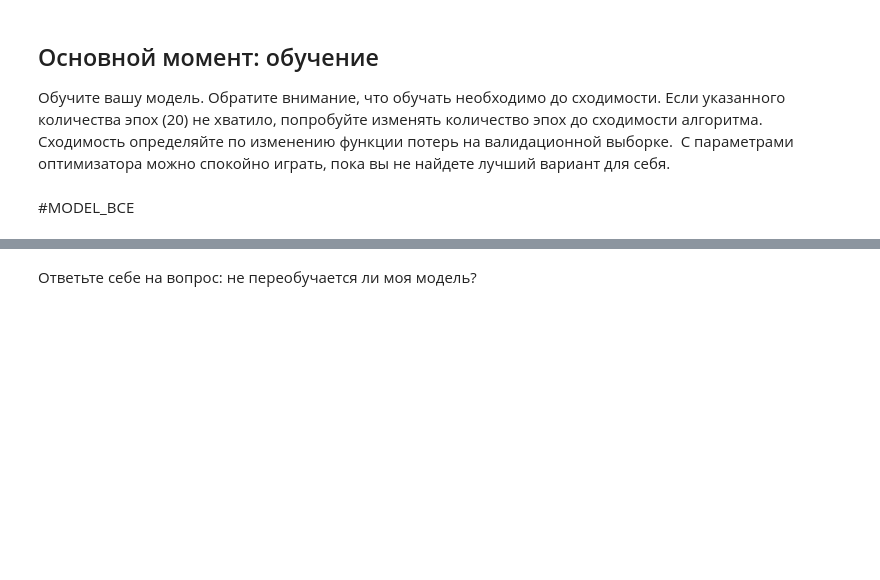
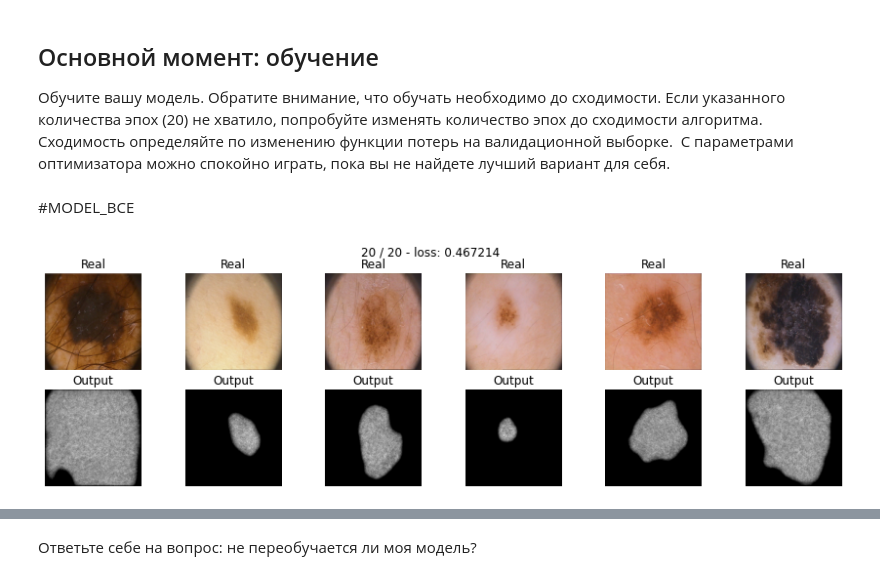
Before and after one commit to prosvirinKir/Deep-Learning-Sckool-term1, a Jupyter notebook: HW_6_semantic_segmentation.ipynb, the cells around one changed output, grey strips where cells are left out. Saved outputs shown, nothing was run; the diff lists cells and outputs as text; code cells hidden in the pictures; blank space fills up the shorter version.

```diff
--- a/HW_6_semantic_segmentation.ipynb
+++ b/HW_6_semantic_segmentation.ipynb
@@ -493,8 +491,10 @@ def score_model(model, metric, data):
 model = SegNet().to(device)
 # %%
 max_epochs = 20
-optimaizer = torch.optim.Adam(model.parameters(), lr=1e-3)
+optimaizer = torch.optim.Adam(model.parameters(), lr=1e-4)
 exp_lr_scheduler = lr_scheduler.StepLR(optimaizer, step_size=7, gamma=0.1)
 losses = train(model, optimaizer, bce_loss, max_epochs, data_tr, data_val, exp_lr_scheduler);
+# %% [output]
+[figure, added]
 # %%
 score_model(model, iou_pytorch, data_val)
```
Also changed, not shown: parts of 15 cells of this notebook.
